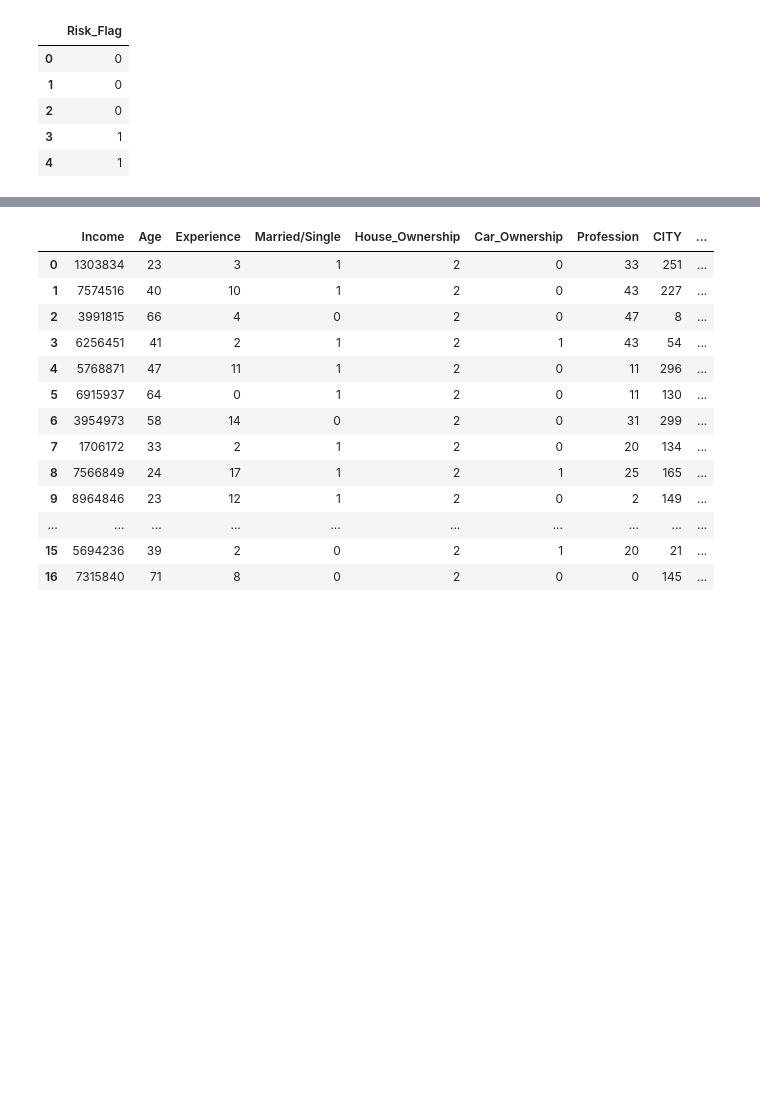
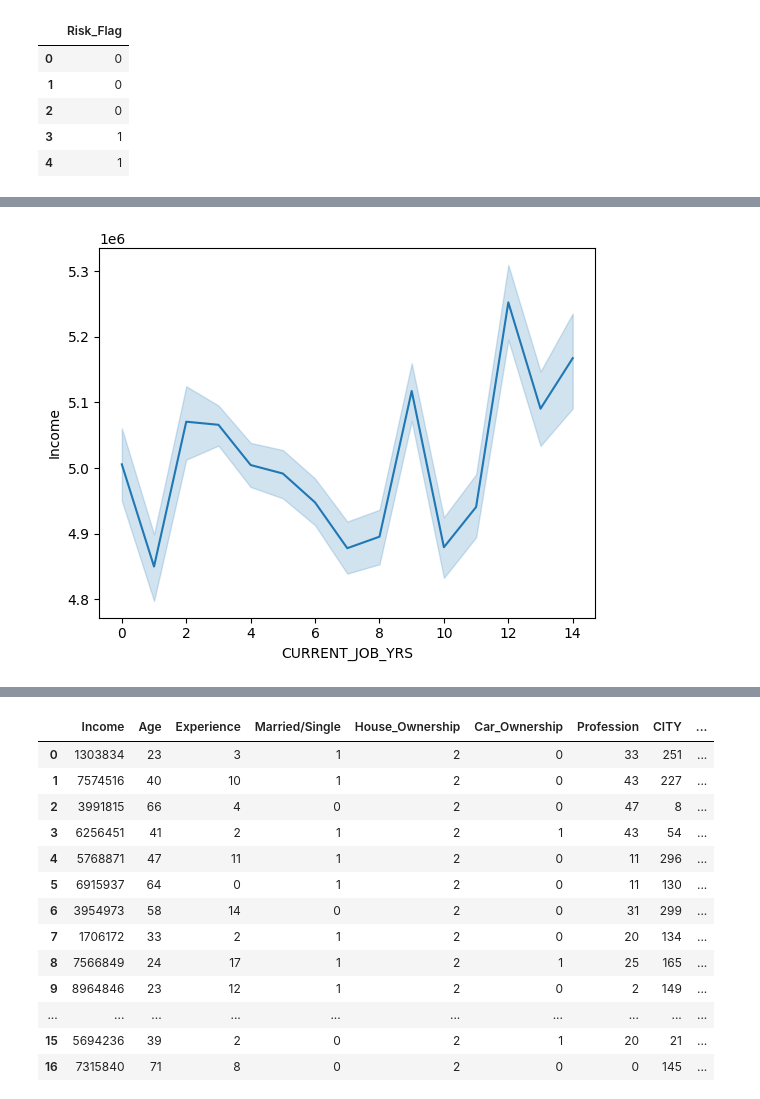
Before and after one commit to muhammadSWE/DIYLoanPredictor, a Jupyter notebook: diy-loan-predictor.ipynb, the cells around one changed output, grey strips where cells are left out. Cells and saved outputs as stored; diff of their text form; code cells hidden in the pictures; blank space fills up the shorter version.

```diff
--- a/diy-loan-predictor.ipynb
+++ b/diy-loan-predictor.ipynb
@@ -92,0 +144,5 @@ Y.head()
+# %%
+sns.lineplot(data=dset, x="CURRENT_JOB_YRS", y="Income")
+plt.show()
+# %% [output]
+[figure, added]
```
Also changed, not shown: parts of 8 cells of this notebook.
